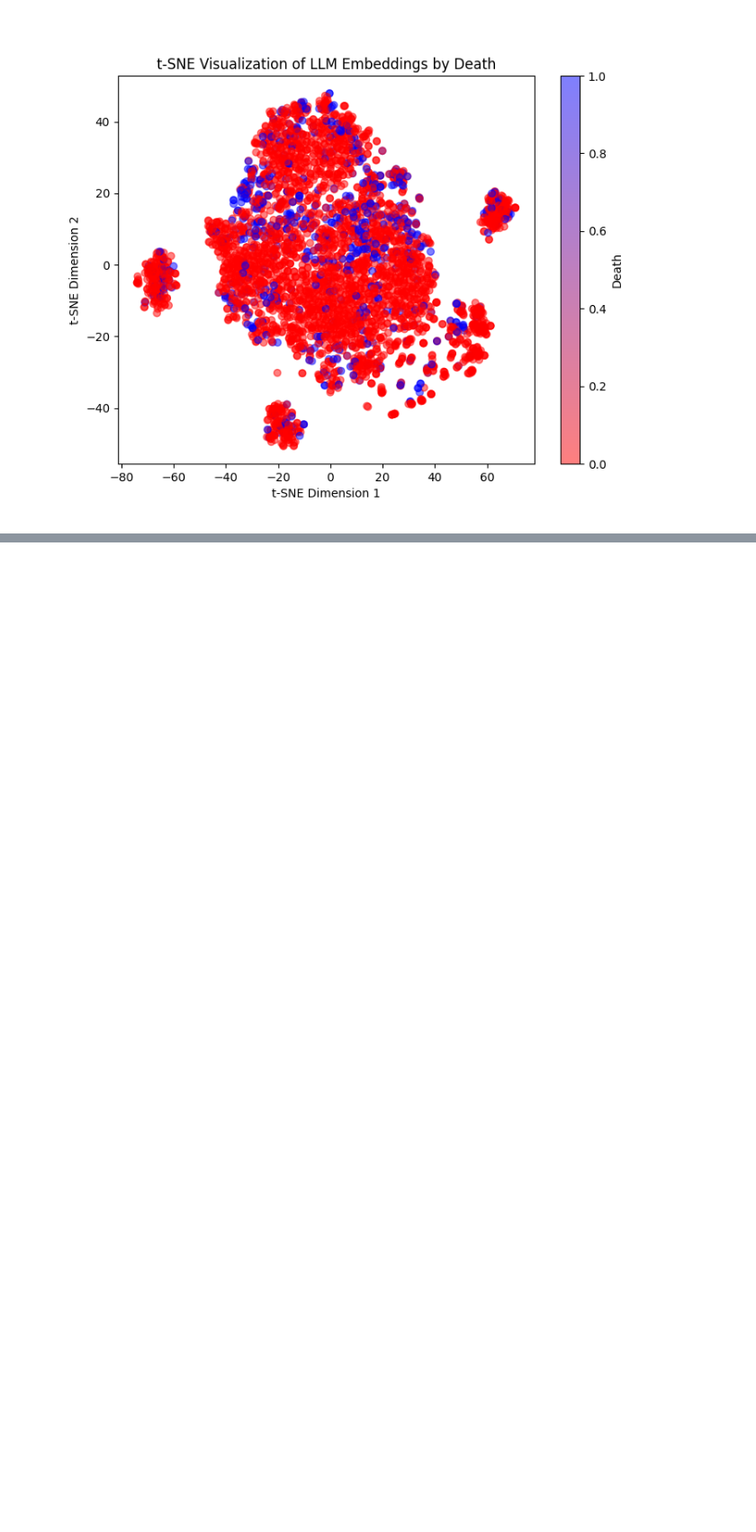
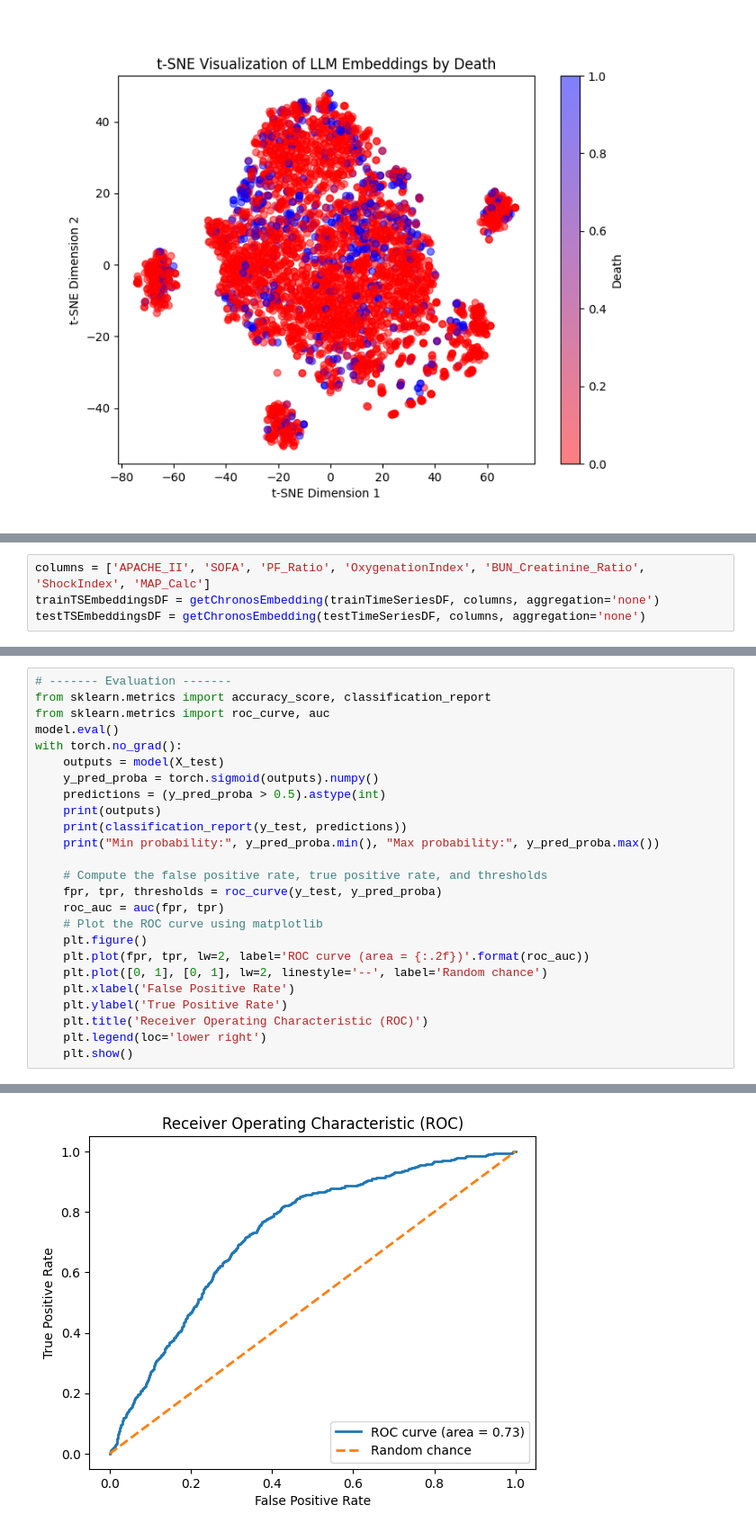
Before and after one commit to gardonig/hcml_projects, a Jupyter notebook: task_1/foundation_models.ipynb, the cells around one changed output, grey strips where cells are left out. Shown at 90% size. Saved outputs shown, nothing was run; the diff lists cells and outputs as text; blank space fills up the shorter version.

```diff
--- a/task_1/foundation_models.ipynb
+++ b/task_1/foundation_models.ipynb
@@ -790,0 +941,4 @@ plt.show()
+# %%
+columns = ['APACHE_II', 'SOFA', 'PF_Ratio', 'OxygenationIndex', 'BUN_Creatinine_Ratio', 'ShockIndex', 'MAP_Calc']
+trainTSEmbeddingsDF = getChronosEmbedding(trainTimeSeriesDF, columns, aggregation='none')
+testTSEmbeddingsDF = getChronosEmbedding(testTimeSeriesDF, columns, aggregation='none')
@@ -790,0 +1041,26 @@ plt.show()
+# %%
+# ------- Evaluation -------
+from sklearn.metrics import accuracy_score, classification_report
+from sklearn.metrics import roc_curve, auc
+model.eval()
+with torch.no_grad():
+    outputs = model(X_test)
+    y_pred_proba = torch.sigmoid(outputs).numpy()
+    predictions = (y_pred_proba > 0.5).astype(int)
+    print(outputs)
+    print(classification_report(y_test, predictions))
+    print("Min probability:", y_pred_proba.min(), "Max probability:", y_pred_proba.max())
+
+    # Compute the false positive rate, true positive rate, and thresholds
+    fpr, tpr, thresholds = roc_curve(y_test, y_pred_proba)
+    roc_auc = auc(fpr, tpr)
+    # Plot the ROC curve using matplotlib
+    plt.figure()
+    plt.plot(fpr, tpr, lw=2, label='ROC curve (area = {:.2f})'.format(roc_auc))
+    plt.plot([0, 1], [0, 1], lw=2, linestyle='--', label='Random chance')
+    plt.xlabel('False Positive Rate')
+    plt.ylabel('True Positive Rate')
+    plt.title('Receiver Operating Characteristic (ROC)')
+    plt.legend(loc='lower right')
+    plt.show()
+# %% [output]
@@ -790,0 +1084 @@ plt.show()
+[figure, added]
```
Also changed, not shown: parts of 18 cells of this notebook.
